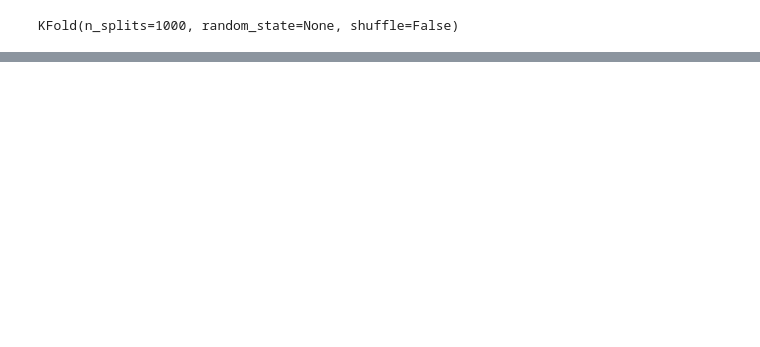
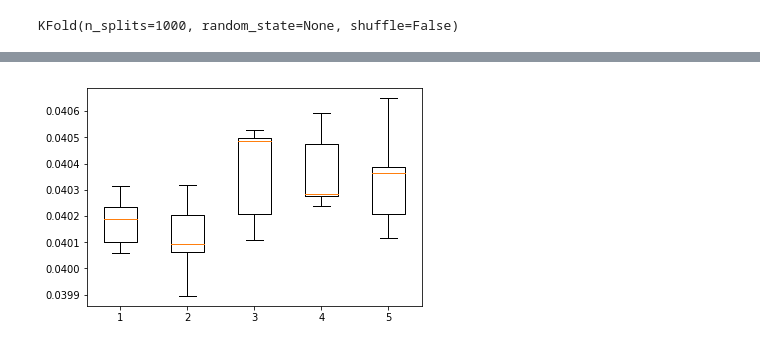
Before and after one commit to cleversonahum/UFPA-RedesNeurais, a Jupyter notebook: 6 - Treinando e testando conjunto usando Cross Validation.ipynb, the cells around one changed output, grey strips where cells are left out. Cells and saved outputs as stored; diff of their text form; code cells hidden in the pictures; blank space fills up the shorter version.

```diff
--- a/6 - Treinando e testando conjunto usando Cross Validation.ipynb
+++ b/6 - Treinando e testando conjunto usando Cross Validation.ipynb
@@ -90,0 +110,7 @@ array([[ 0.04211899,  0.04175102,  0.04208488,  0.04199036,  0.04203372],
+# %%
+#Erro de predição no teste
+plt.figure(2)
+plt.boxplot(erropredt)
+plt.show()
+# %% [output]
+[figure, added]
```
Also changed, not shown: parts of 8 cells of this notebook.
